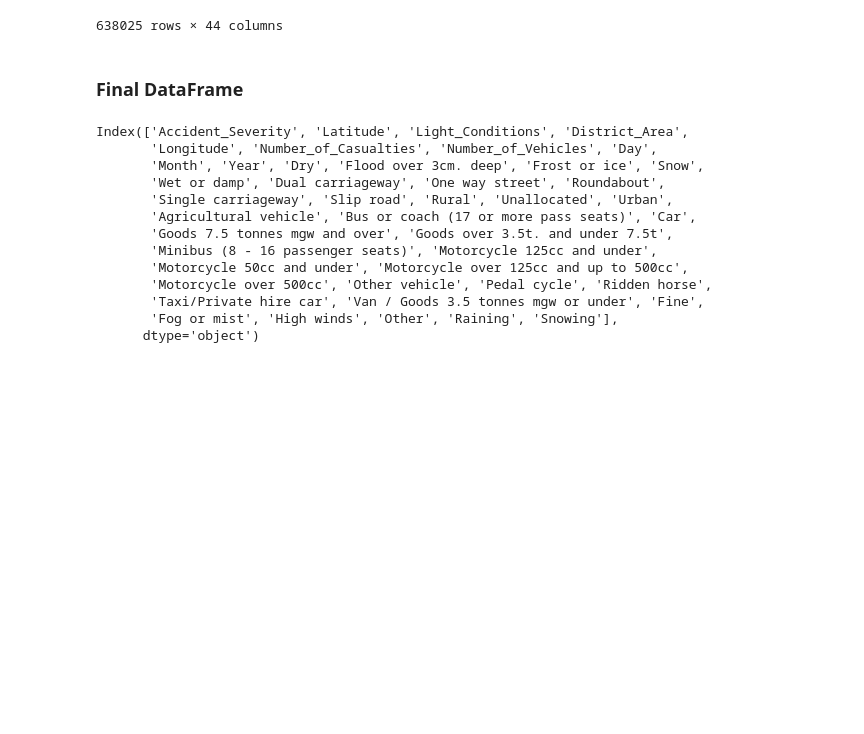
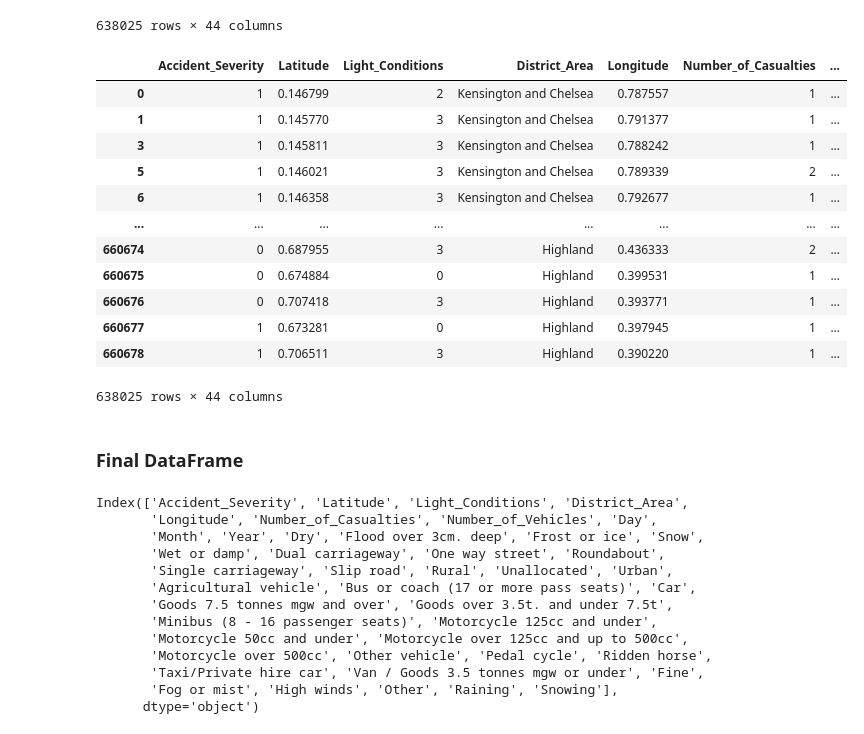
Before and after one commit to yashilvora19/accident_severity_prediction, a Jupyter notebook: Data_Cleaning_and_EDA_Final.ipynb, the cells around one changed output. Cells and saved outputs as stored; diff of their text form; code cells hidden in the pictures; blank space fills up the shorter version.

```diff
--- a/Data_Cleaning_and_EDA_Final.ipynb
+++ b/Data_Cleaning_and_EDA_Final.ipynb
@@ -536,6 +544,22 @@ normalised_latitude= scaler.fit_transform(latitude)
 
 accident_copy['Longitude'] = normalised_longitude
 accident_copy['Latitude'] = normalised_latitude
+# %%
+accident_copy
+# %% [output]
+|  | Accident_Severity | Latitude | Light_Conditions | District_Area | Longitude | Number_of_Casualties | ... |
+| 0 | 1 | 0.146799 | 2 | Kensington and Chelsea | 0.787557 | 1 | ... |
+| 1 | 1 | 0.145770 | 3 | Kensington and Chelsea | 0.791377 | 1 | ... |
+| 3 | 1 | 0.145811 | 3 | Kensington and Chelsea | 0.788242 | 1 | ... |
+| 5 | 1 | 0.146021 | 3 | Kensington and Chelsea | 0.789339 | 2 | ... |
+| 6 | 1 | 0.146358 | 3 | Kensington and Chelsea | 0.792677 | 1 | ... |
+| ... | ... | ... | ... | ... | ... | ... | ... |
+| 660674 | 0 | 0.687955 | 3 | Highland | 0.436333 | 2 | ... |
+| 660675 | 0 | 0.674884 | 0 | Highland | 0.399531 | 1 | ... |
+| 660676 | 0 | 0.707418 | 3 | Highland | 0.393771 | 1 | ... |
+| 660677 | 1 | 0.673281 | 0 | Highland | 0.397945 | 1 | ... |
+| 660678 | 1 | 0.706511 | 3 | Highland | 0.390220 | 1 | ... |
+638025 rows × 44 columns
 # %% [markdown]
 ### Final DataFrame
 # %%
```
Also changed, not shown: parts of 3 cells of this notebook, 3 other files.
